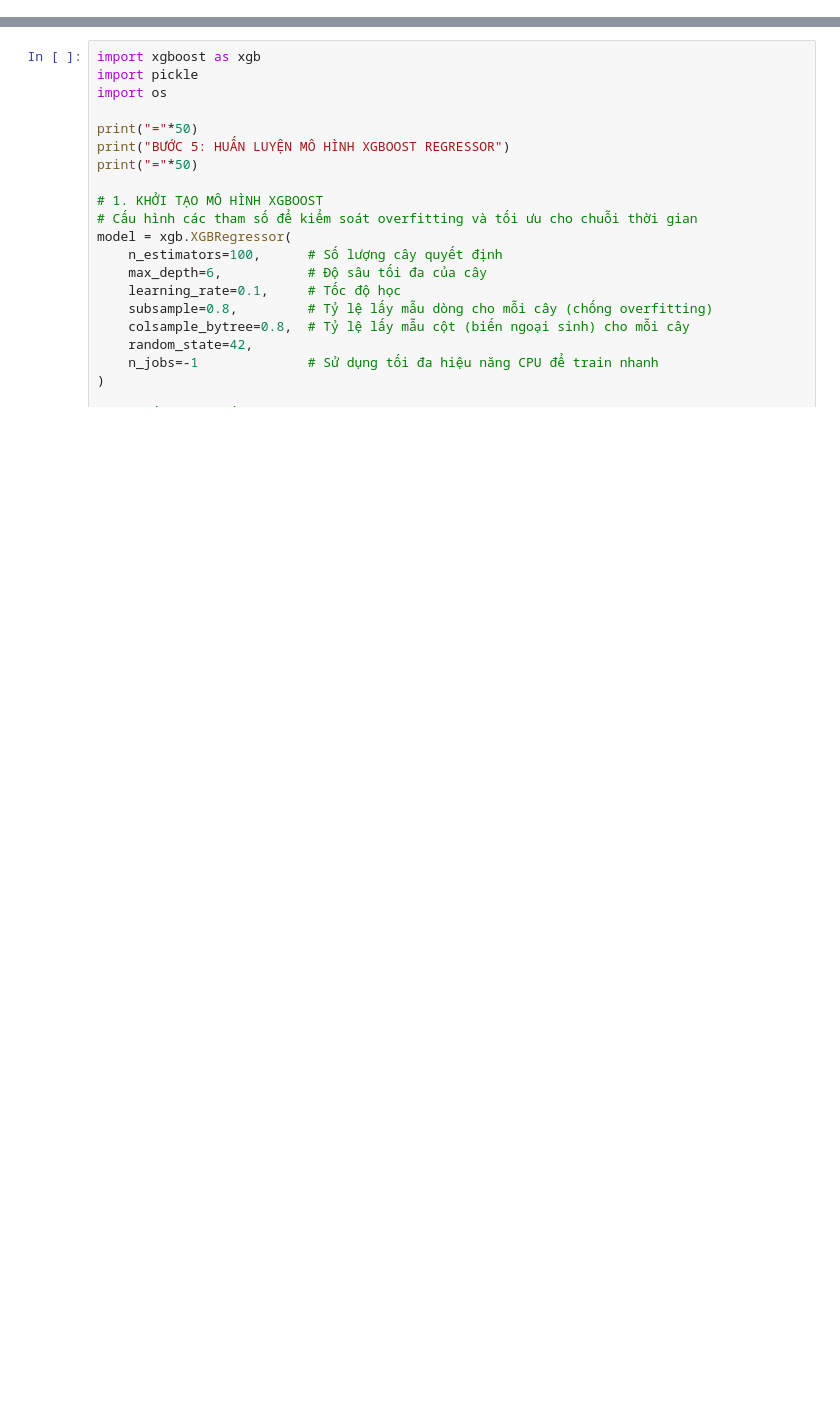
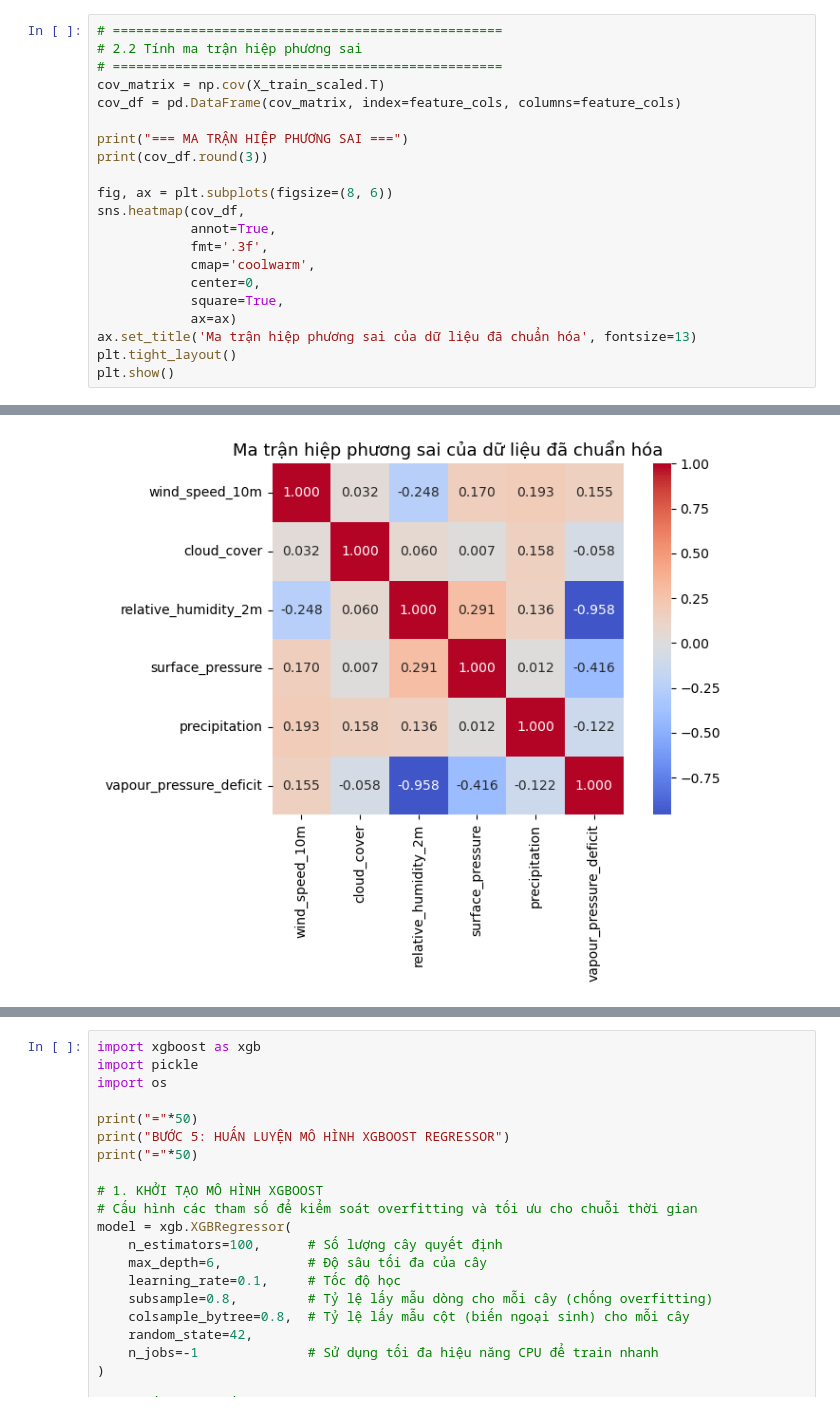
Before and after one commit to meowmeow-uwu/temperature-predictation, a Jupyter notebook: 4_training.ipynb, the cells around one changed output, grey strips where cells are left out. Saved outputs shown, nothing was run; the diff lists cells and outputs as text; blank space fills up the shorter version.

```diff
--- a/4_training.ipynb
+++ b/4_training.ipynb
@@ -893,0 +151,22 @@ plt.show()
+# %%
+# ==================================================
+# 2.2 Tính ma trận hiệp phương sai
+# ==================================================
+cov_matrix = np.cov(X_train_scaled.T)
+cov_df = pd.DataFrame(cov_matrix, index=feature_cols, columns=feature_cols)
+
+print("=== MA TRẬN HIỆP PHƯƠNG SAI ===")
+print(cov_df.round(3))
+
+fig, ax = plt.subplots(figsize=(8, 6))
+sns.heatmap(cov_df,
+            annot=True,
+            fmt='.3f',
+            cmap='coolwarm',
+            center=0,
+            square=True,
+            ax=ax)
+ax.set_title('Ma trận hiệp phương sai của dữ liệu đã chuẩn hóa', fontsize=13)
+plt.tight_layout()
+plt.show()
+# %% [output]
@@ -893,0 +190 @@ plt.show()
+[figure, added]
```
Also changed, not shown: parts of 80 cells of this notebook, 3 other files.
